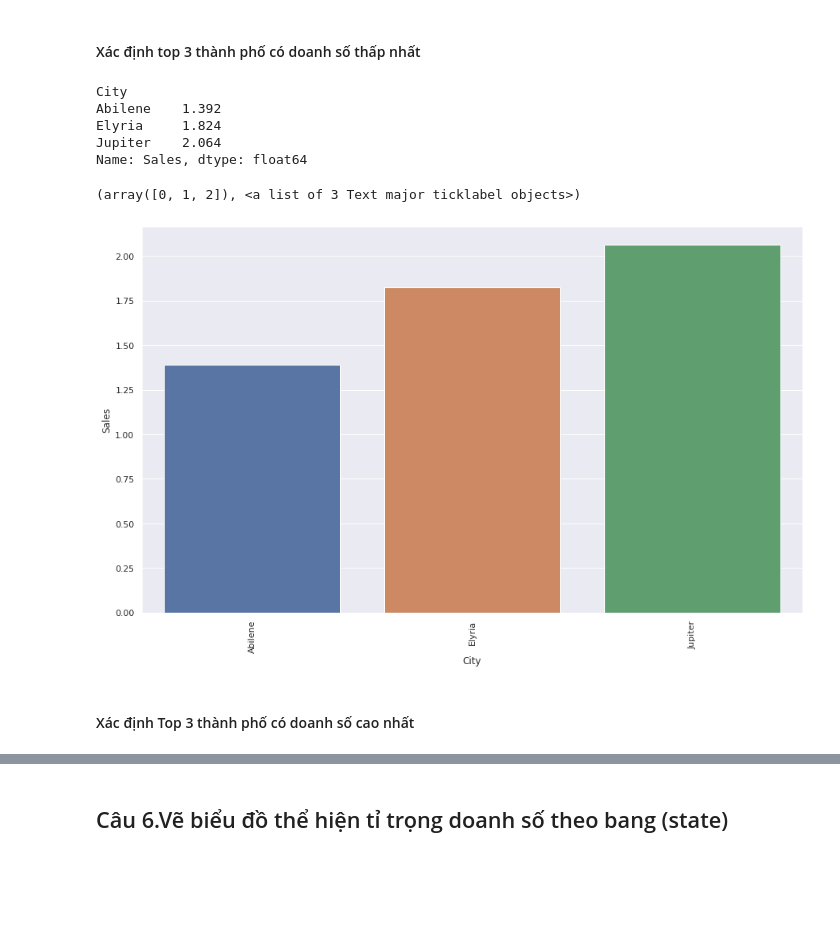
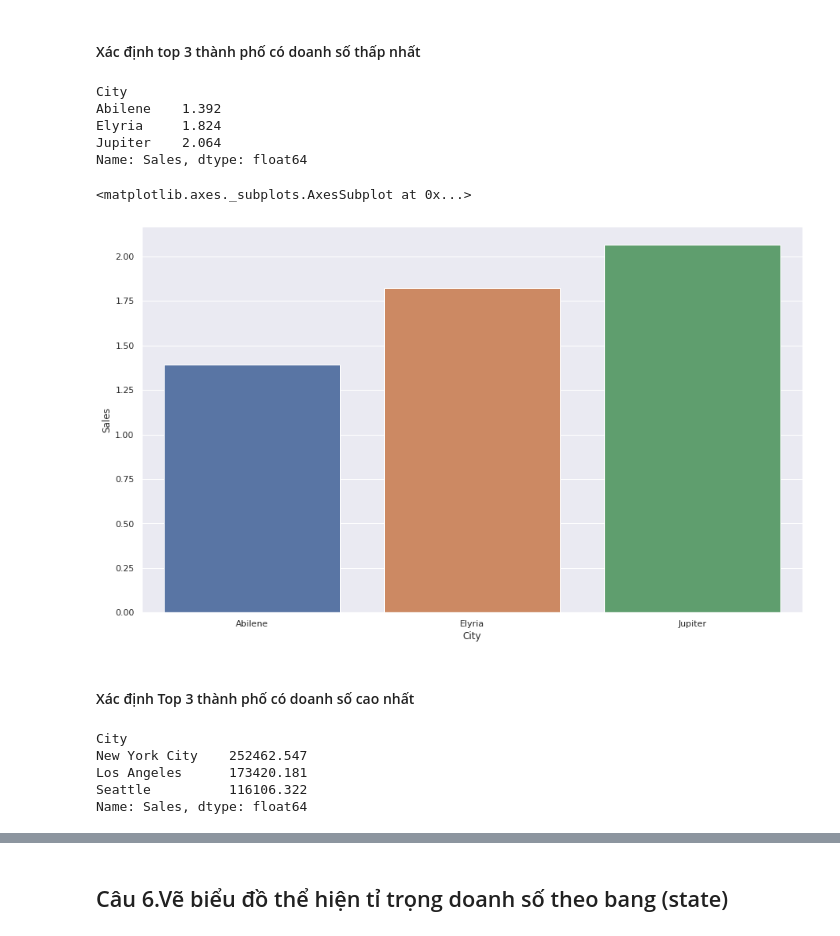
Before and after one commit to khanh22mse23057/python4engineer-assignments, a Jupyter notebook: FinalAssignments_Practice&Build_API_with_Superstore_Sales_Dataset_Analysis.ipynb, the cells around one changed output, grey strips where cells are left out. Saved outputs shown, nothing was run; the diff lists cells and outputs as text; code cells hidden in the pictures; blank space fills up the shorter version.

```diff
--- a/FinalAssignments_Practice&Build_API_with_Superstore_Sales_Dataset_Analysis.ipynb
+++ b/FinalAssignments_Practice&Build_API_with_Superstore_Sales_Dataset_Analysis.ipynb
@@ -304,7 +307,12 @@ print("\n Quarter with highest revenue: \n Q{} {} \n Revenue: ${:0,.2f}".format(
 # %%
 # Mean delivery time
 # pd.to_datetime(data['Order Date']).dt.to_period('M')
-data["Delivery Time"] = data["Ship Date"] - data["Order Date"]
-delivery_time_mean = data.groupby(pd.Grouper(key="Order Date", freq="M"))["Delivery Time"].mean(numeric_only=False)
+_data_t = data
+_data_t["Delivery Time"] = (_data_t["Ship Date"] - _data_t["Order Date"])
+
+delivery_time_mean = _data_t.groupby(pd.Grouper(key="Order Date", freq="M"))["Delivery Time"].mean(numeric_only=False)
+delivery_time_mean = delivery_time_mean.reset_index(name =  "Delivery Time Mean")
+delivery_time_mean["Order Date"] = delivery_time_mean["Order Date"].dt.to_period(freq = 'M')
+
 print(delivery_time_mean)
 # %% [output]
@@ -363,22 +370,35 @@ revenue_by_city = revenue_by_city_data.plot()
 [figure]
 # %% [markdown]
 #### Xác định top 3 thành phố có doanh số thấp nhất
+# %%
+# Top 3 City with lowest revenue
+worst_sales_city = revenue_by_city_data.nsmallest(3)
+worst_sales_city.reset_index(name="Sales")
+print(worst_sales_city)
+# %% [output]
+City
+Abilene    1.392
+Elyria     1.824
+Jupiter    2.064
+Name: Sales, dtype: float64
 # %%
-# Top 3 City with lowest revenue
-worst_sales_city = revenue_by_city_data.nsmallest(3)
-print(worst_sales_city)
-
 #Làm thêm: Vẽ biểu đồ trực quan
 sns.barplot(x='City',y='Sales',data=worst_sales_city.reset_index())
-plt.xticks(rotation = 'vertical')
+# plt.xticks(rotation = 'vertical')
 # %% [output]
-City
-Abilene    1.392
-Elyria     1.824
-Jupiter    2.064
-Name: Sales, dtype: float64
+<matplotlib.axes._subplots.AxesSubplot at 0x...>
-(array([0, 1, 2]), <a list of 3 Text major ticklabel objects>)
-[figure, old version]
+[figure, new version]
 # %% [markdown]
 #### Xác định Top 3 thành phố có doanh số cao nhất
+# %%
+# Top 3 City with highest revenue
+best_sales_cities = revenue_by_city_data.nlargest(3)
+best_sales_cities.reset_index(name="Sales")
+print(best_sales_cities)
+# %% [output]
+City
+New York City    252462.547
+Los Angeles      173420.181
+Seattle          116106.322
+Name: Sales, dtype: float64
 # %%
```
Also changed, not shown: parts of 9 cells of this notebook.
